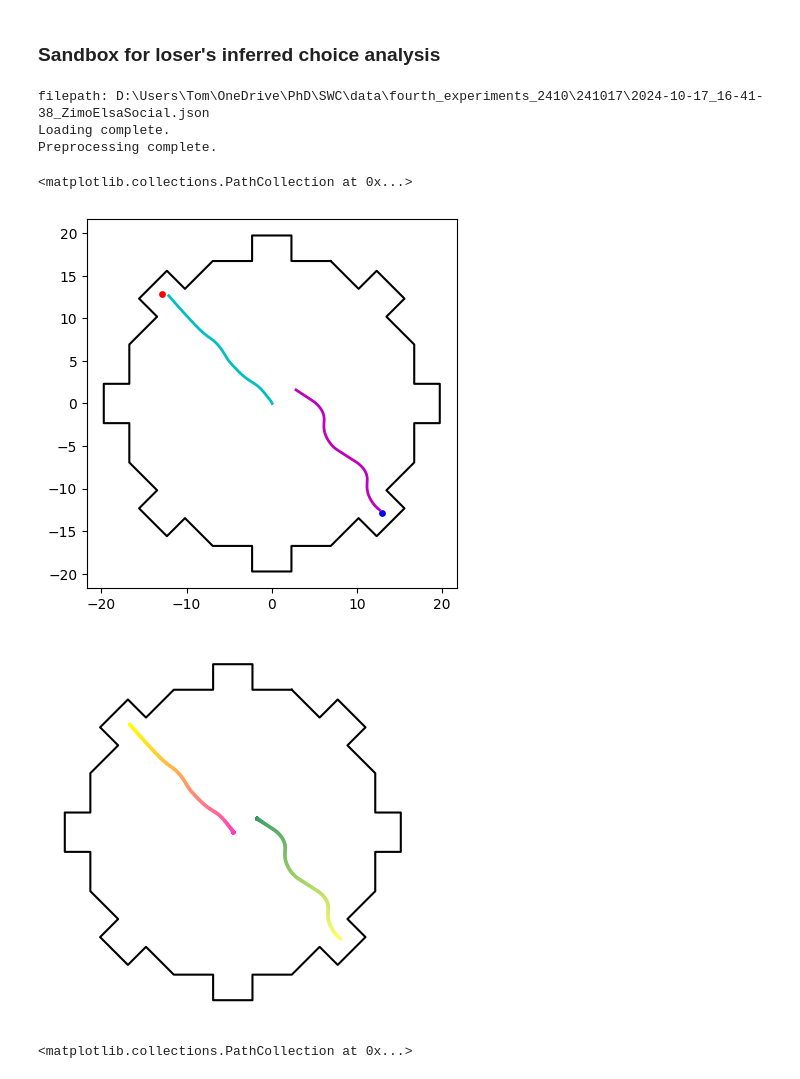
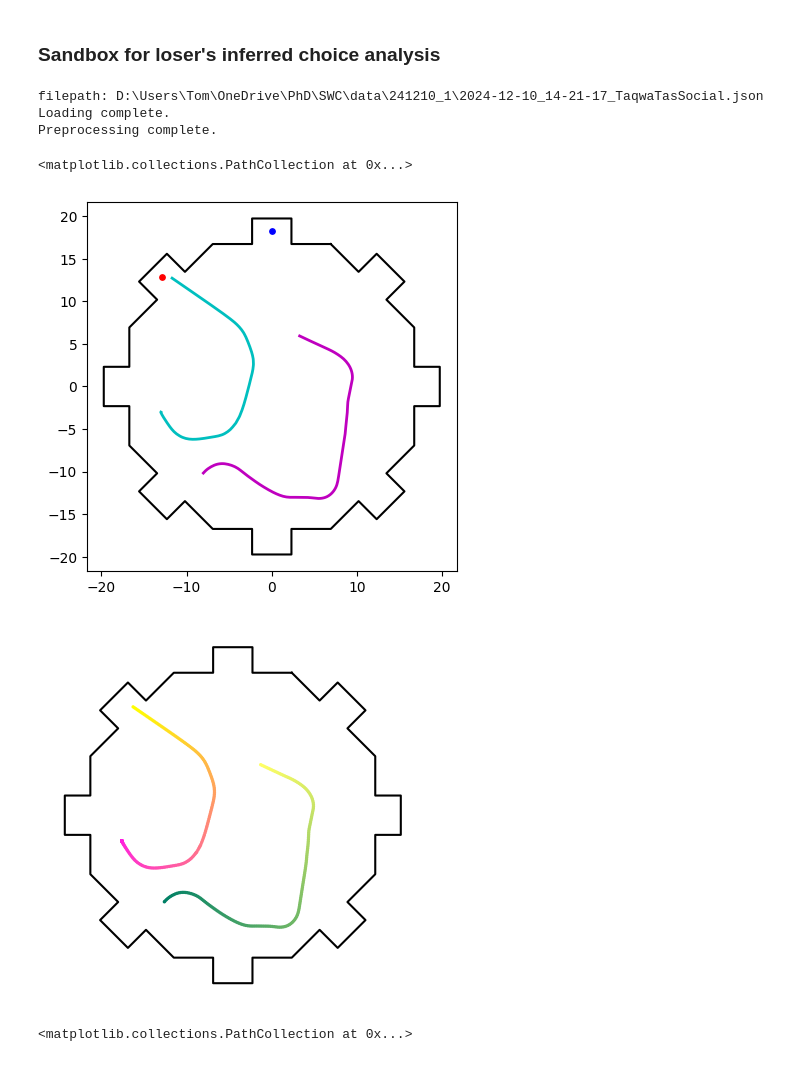
Before and after one commit to tomhagley6/octagon_analysis, a Jupyter notebook: sandbox/losers_inferred_choice_sandbox.ipynb, the cells around one changed output. Drawn from its saved outputs; the diff is of its cells as text; code cells hidden in the pictures.

```diff
--- a/sandbox/losers_inferred_choice_sandbox.ipynb
+++ b/sandbox/losers_inferred_choice_sandbox.ipynb
@@ -29,6 +26,8 @@ The autoreload extension is already loaded. To reload it, use:
 # restrict to second half of trajectory
 # calculate cosine similarities between direction and wall vectors for trajectory
 # run checks to see if the most aligned wall to head direction can be confidently considered the choice
+# %%
+json_filenames = data_strings.JSON_FILENAMES_SOCIAL
 # %%
 # paths
 # data_folder = '/home/tom/Documents/SWC/data' # desktop Duan Lab
@@ -44,15 +43,17 @@ data_folder = data_strings.DATA_FOLDER
 #                    r'second_experiments_2409\240927\2024-09-27_14-25-20_SaraEmilySocial.json',
 #                    r'third_experiments_2410\241017\2024-10-17_14-28-40_ShamirAbigailSocial.json',
 #                    r'fourth_experiments_2410\241017\2024-10-17_16-41-38_ZimoElsaSocial.json']
-json_filenames = r'fourth_experiments_2410\241017\2024-10-17_16-41-38_ZimoElsaSocial.json'
+# json_filenames = r'fourth_experiments_2410\241017\2024-10-17_16-41-38_ZimoElsaSocial.json'
+json_filenames = json_filenames[6]
 # %%
 df, trials_list = prepare_data.prepare_data(data_folder, json_filenames, combine=False)
 # %% [output]
-filepath: D:\Users\Tom\OneDrive\PhD\SWC\data\fourth_experiments_2410\241017\2024-10-17_16-41-38_ZimoElsaSocial.json
+filepath: D:\Users\Tom\OneDrive\PhD\SWC\data\241210_1\2024-12-10_14-21-17_TaqwaTasSocial.json
 Loading complete.
 Preprocessing complete.
 # %%
-trial_num = 50
+# trial_num = 50 (ZimoElsa)
+trial_num = 19
 # %%
 trial = trials_list[trial_num]
 player_id = (get_indices.get_trigger_activators(trials_list)[trial_num] -1) * -1
@@ -70,19 +71,19 @@ plt.scatter(alcove_coordinates[0,wall1_index], alcove_coordinates[1,wall1_index]
 plt.scatter(alcove_coordinates[0,wall2_index], alcove_coordinates[1,wall2_index], c='b', s=15)
 # %% [output]
 <matplotlib.collections.PathCollection at 0x...>
-[figure, old version]
+[figure, new version]
 # %%
 ax = plot_octagon.plot_octagon()
-plot_trajectory.plot_trial_trajectory_colour_map(ax, trial=trial)
+plot_trajectory.plot_trial_trajectory_colour_map(ax, trial=trial, s=2)
 
 for spine in plt.gca().spines.values():
     spine.set_visible(False)
 plt.gca().tick_params(left=False, bottom=False)  # Turn off major ticks
 plt.gca().set_xticklabels([])
 plt.gca().set_yticklabels([])
 plt.show()
 # %% [output]
-[figure, old version]
+[figure, new version]
 # %%
 trajectory = trajectory_vectors.extract_trial_player_trajectory(trial=trial, player_id=player_id)
 # %%
```
Also changed, not shown: parts of 1 cell of this notebook, 4 other files.
